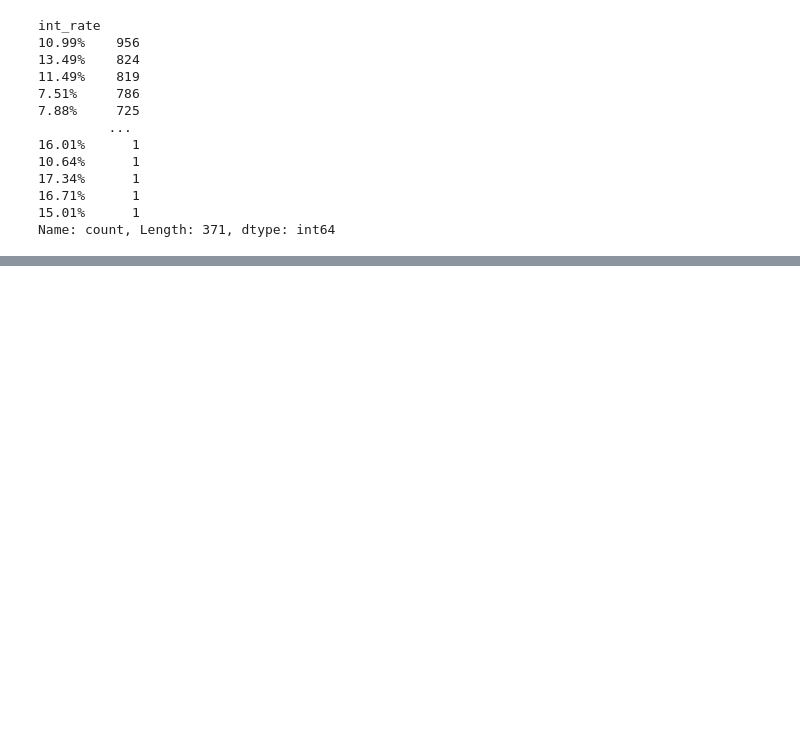
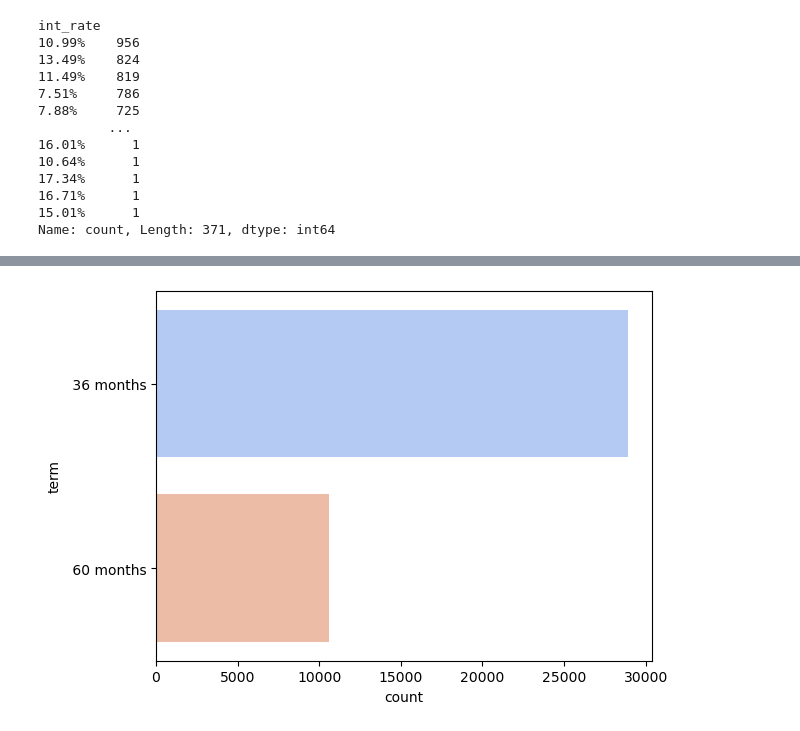
Before and after one commit to mohakp/eda-lending-case-study, a Jupyter notebook: Mohak Purushottam Pingle.ipynb, the cells around one changed output, grey strips where cells are left out. Cells and saved outputs as stored; diff of their text form; code cells hidden in the pictures; blank space fills up the shorter version.

```diff
--- a/Mohak Purushottam Pingle.ipynb
+++ b/Mohak Purushottam Pingle.ipynb
@@ -727,0 +749,6 @@ Name: count, Length: 371, dtype: int64
+# %%
+# plotting the count plot for the term column
+sns.countplot(df['term'],palette='coolwarm')
+plt.show()
+# %% [output]
+[figure, added]
```
Also changed, not shown: parts of 25 cells of this notebook.
